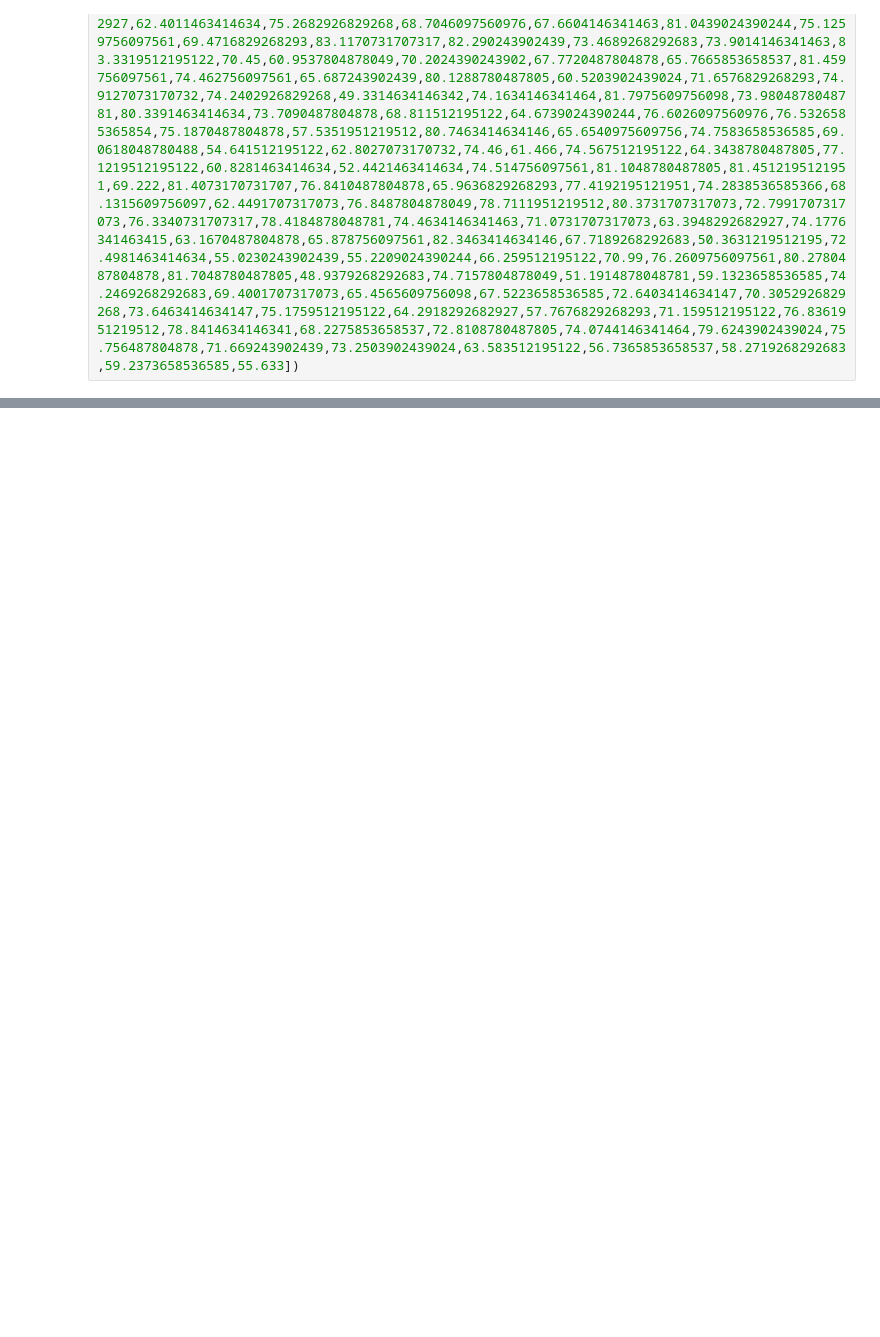
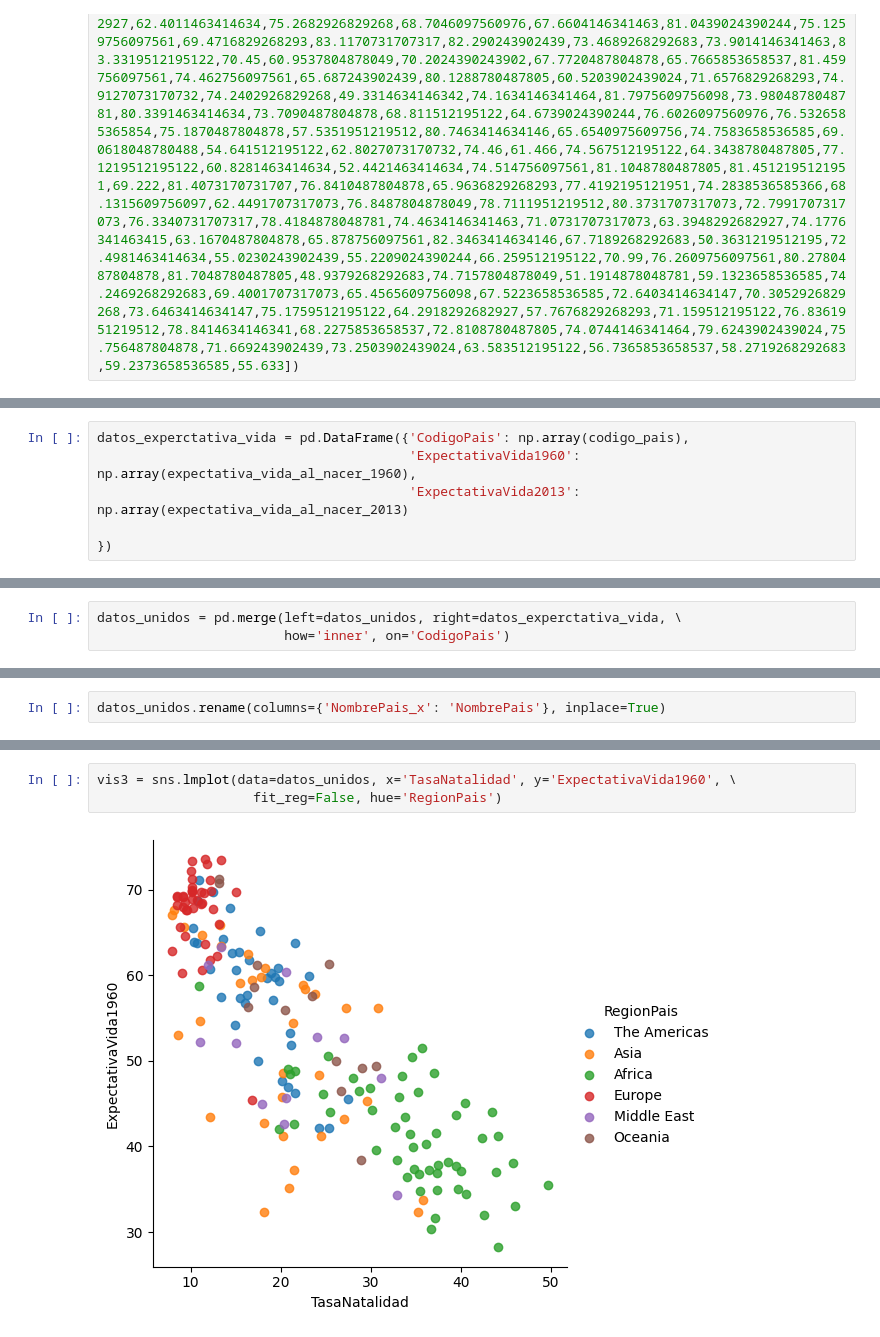
Before and after one commit to Marru73/Ejercicios-Python, a Jupyter notebook: CERTIFICADO IBM/Tarea_seccion_5.ipynb, the cells around one changed output, grey strips where cells are left out. Cells and saved outputs as stored; diff of their text form; blank space fills up the shorter version.

```diff
--- a/CERTIFICADO IBM/Tarea_seccion_5.ipynb
+++ b/CERTIFICADO IBM/Tarea_seccion_5.ipynb
@@ -10,0 +138,6 @@ regiones_datos_2012 = list (["The Americas","Asia","Africa","Europe","Middle Eas
+# %%
+datos_experctativa_vida = pd.DataFrame({'CodigoPais': np.array(codigo_pais),
+                                        'ExpectativaVida1960': np.array(expectativa_vida_al_nacer_1960),
+                                        'ExpectativaVida2013': np.array(expectativa_vida_al_nacer_2013)
+
+})
@@ -10,0 +160,3 @@ regiones_datos_2012 = list (["The Americas","Asia","Africa","Europe","Middle Eas
+# %%
+datos_unidos = pd.merge(left=datos_unidos, right=datos_experctativa_vida, \
+                        how='inner', on='CodigoPais')
@@ -10,0 +202,2 @@ regiones_datos_2012 = list (["The Americas","Asia","Africa","Europe","Middle Eas
+# %%
+datos_unidos.rename(columns={'NombrePais_x': 'NombrePais'}, inplace=True)
@@ -10,0 +213,5 @@ regiones_datos_2012 = list (["The Americas","Asia","Africa","Europe","Middle Eas
+# %%
+vis3 = sns.lmplot(data=datos_unidos, x='TasaNatalidad', y='ExpectativaVida1960', \
+                    fit_reg=False, hue='RegionPais')
+# %% [output]
+[figure, added]
```
Also changed, not shown: parts of 29 cells of this notebook.
